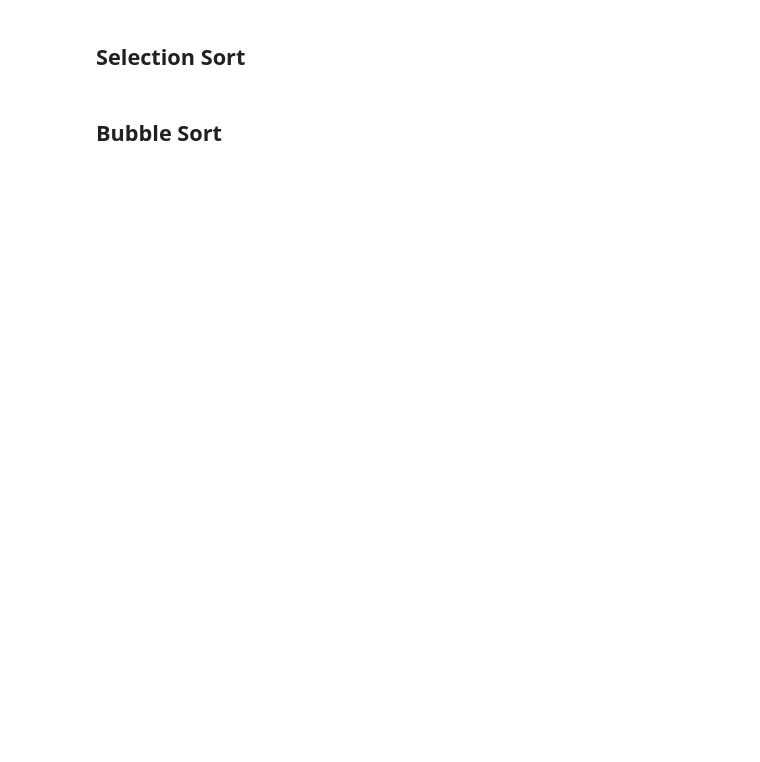
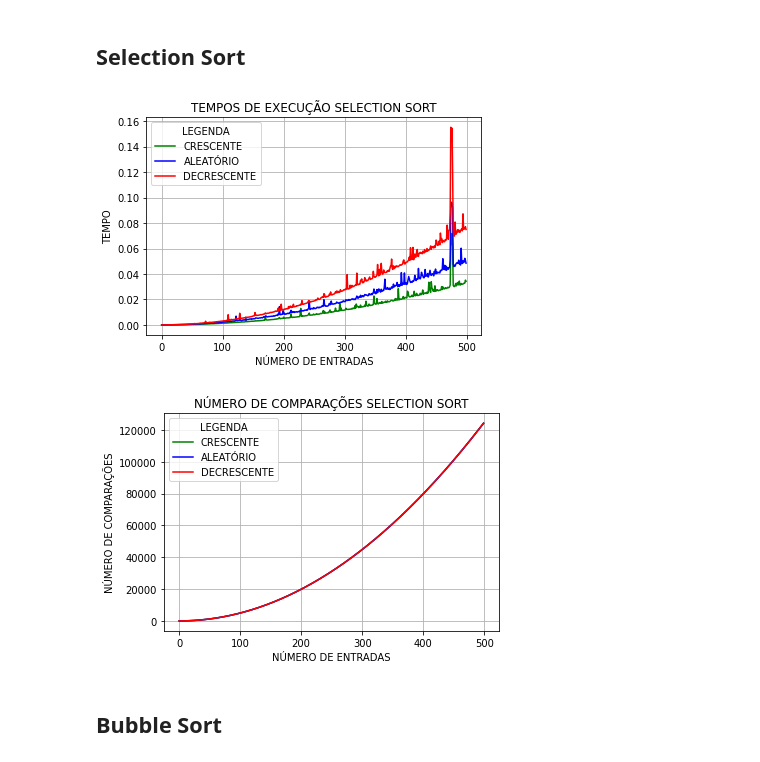
Before and after one commit to fabioVitorTavares/EFC1-GCC253---Complexidade-e-Projeto-de-Algoritmos, a Jupyter notebook: EFC1_GCC_253.ipynb, the cells around one changed output. Cells and saved outputs as stored; diff of their text form; code cells hidden in the pictures; blank space fills up the shorter version.

```diff
--- a/EFC1_GCC_253.ipynb
+++ b/EFC1_GCC_253.ipynb
@@ -49,8 +187,59 @@ def mergeSort():
 # %% [markdown]
 ##  Selection Sort
-# %%
-def selectionSort():
-
-  return
+# %%
+def selectionSort(array):
+    numeroComparacoes = 0
+    timeInicio = time.time();
+    for i in range(len(array)):
+        for j in range(i+1,len(array)):
+            numeroComparacoes += 1
+            if(array[j] < array[i]):
+                array[i], array[j] = array[j], array[i]
+    return time.time() - timeInicio, numeroComparacoes
+
+
+
+timesArrayOrdenadoCrescente = []
+timesArrayAleatorio = []
+timesArrayOrdenadoDecrescente = []
+comparacoesArrayOrdenadoCrescente = []
+comparacoesArrayAleatorio = []
+comparacoesArrayOrdenadoDecrescente = []
+numeroEntradas = []
+
+
+for i in range(quantidadeArray):
+    timesArrayOrdenadoCrescente.append(selectionSort(numpy.arange(0,i,1))[0])
+    timesArrayAleatorio.append(selectionSort(numpy.random.randint(0, intervalo, i))[0])
+    timesArrayOrdenadoDecrescente.append(selectionSort(numpy.arange(i-1,-1,-1))[0])
+    comparacoesArrayOrdenadoCrescente.append(selectionSort(numpy.arange(0,i,1))[1])
+    comparacoesArrayAleatorio.append(selectionSort(numpy.random.randint(0, intervalo, i))[1])
+    comparacoesArrayOrdenadoDecrescente.append(selectionSort(numpy.arange(i-1,-1,-1))[1])
+    numeroEntradas.append(i)
+
+
+plt.title("TEMPOS DE EXECUÇÃO SELECTION SORT")
+plt.plot(numeroEntradas,timesArrayOrdenadoCrescente, color='green')
+plt.plot(numeroEntradas,timesArrayAleatorio,color='blue')
+plt.plot(numeroEntradas,timesArrayOrdenadoDecrescente, color='red')
+plt.legend(['CRESCENTE','ALEATÓRIO','DECRESCENTE'], title = "LEGENDA")
+plt.grid(True)
+plt.xlabel("NÚMERO DE ENTRADAS")
+plt.ylabel("TEMPO")
+plt.show()
+
+
+plt.title("NÚMERO DE COMPARAÇÕES SELECTION SORT")
+plt.plot(numeroEntradas,comparacoesArrayOrdenadoCrescente, color='green')
+plt.plot(numeroEntradas,comparacoesArrayAleatorio,color='blue')
+plt.plot(numeroEntradas,comparacoesArrayOrdenadoDecrescente, color='red')
+plt.legend(['CRESCENTE','ALEATÓRIO','DECRESCENTE'], title = "LEGENDA")
+plt.grid(True)
+plt.xlabel("NÚMERO DE ENTRADAS")
+plt.ylabel("NÚMERO DE COMPARAÇÕES")
+plt.show()
+# %% [output]
+[figure, added]
+[figure, added]
 # %% [markdown]
 ##  Bubble Sort
```
Also changed, not shown: parts of 8 cells of this notebook.
